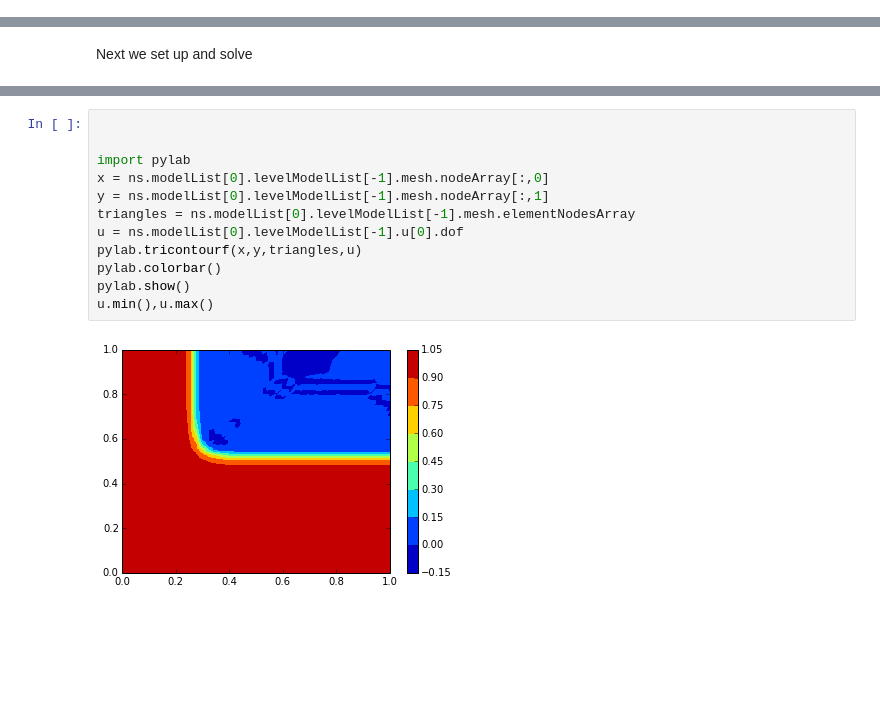
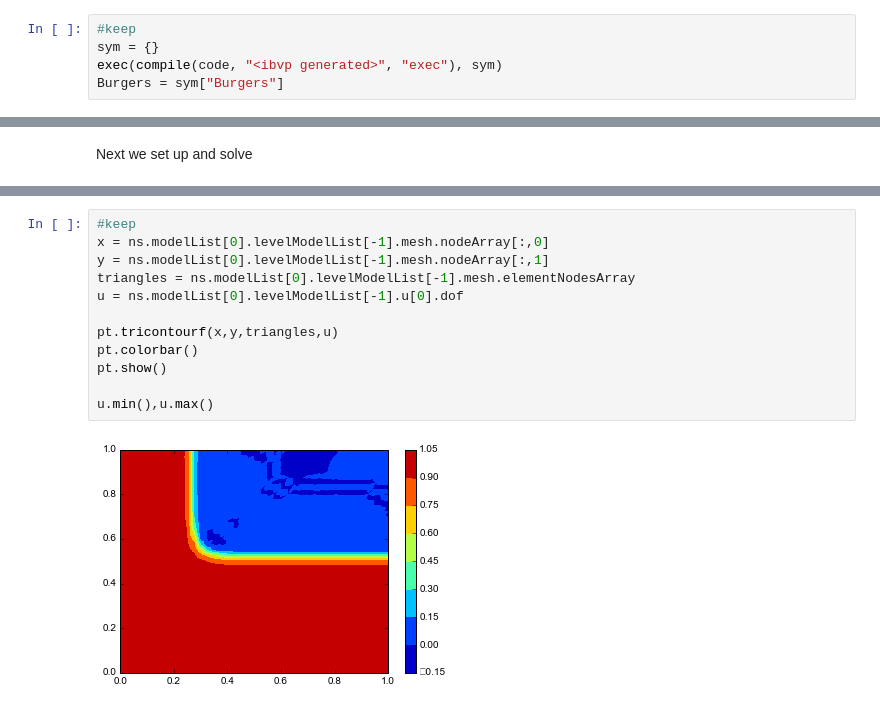
Before and after one commit to ibvp/ibvp, a Jupyter notebook: examples/GeneratedBurgers1.ipynb, the cells around one changed output, grey strips where cells are left out. Cells and saved outputs as stored; diff of their text form; blank space fills up the shorter version.

Commit message:
Add Burgers example notebook with code generation

```diff
--- a/examples/GeneratedBurgers1.ipynb
+++ b/examples/GeneratedBurgers1.ipynb
@@ -44 +80,6 @@ class Burgers(TC_base):
+# %%
+#keep
+sym = {}
+exec(compile(code, "<ibvp generated>", "exec"), sym)
+Burgers = sym["Burgers"]
 # %% [markdown]
@@ -178,14 +246,14 @@ assert(not failed)
 # %%
-
-
-import pylab
+#keep
 x = ns.modelList[0].levelModelList[-1].mesh.nodeArray[:,0]
 y = ns.modelList[0].levelModelList[-1].mesh.nodeArray[:,1]
 triangles = ns.modelList[0].levelModelList[-1].mesh.elementNodesArray
 u = ns.modelList[0].levelModelList[-1].u[0].dof
-pylab.tricontourf(x,y,triangles,u)
-pylab.colorbar()
-pylab.show()
+
+pt.tricontourf(x,y,triangles,u)
+pt.colorbar()
+pt.show()
+
 u.min(),u.max()
 # %% [output]
-[figure, old version]
+[figure, new version]
```
Also changed, not shown: parts of 18 cells of this notebook.
